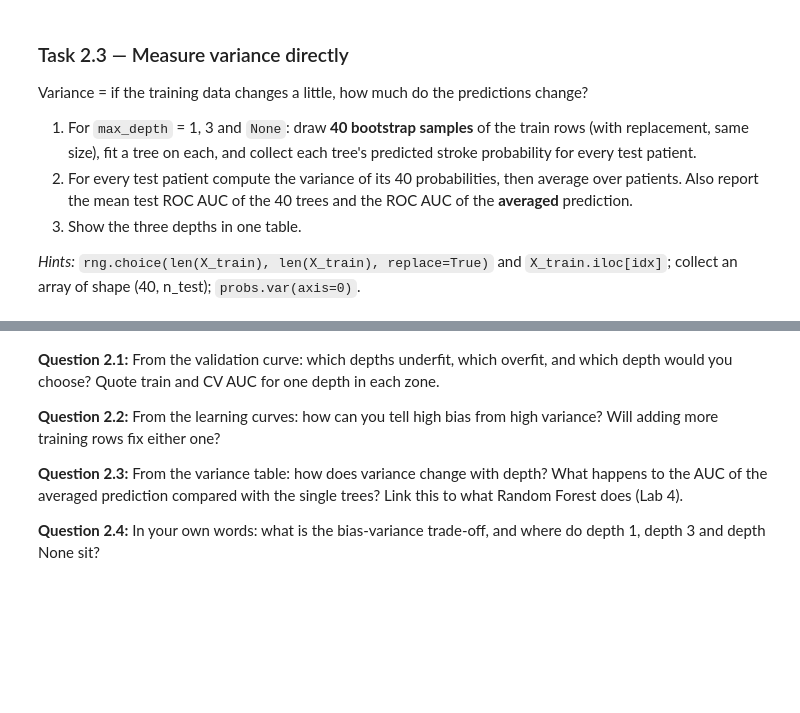
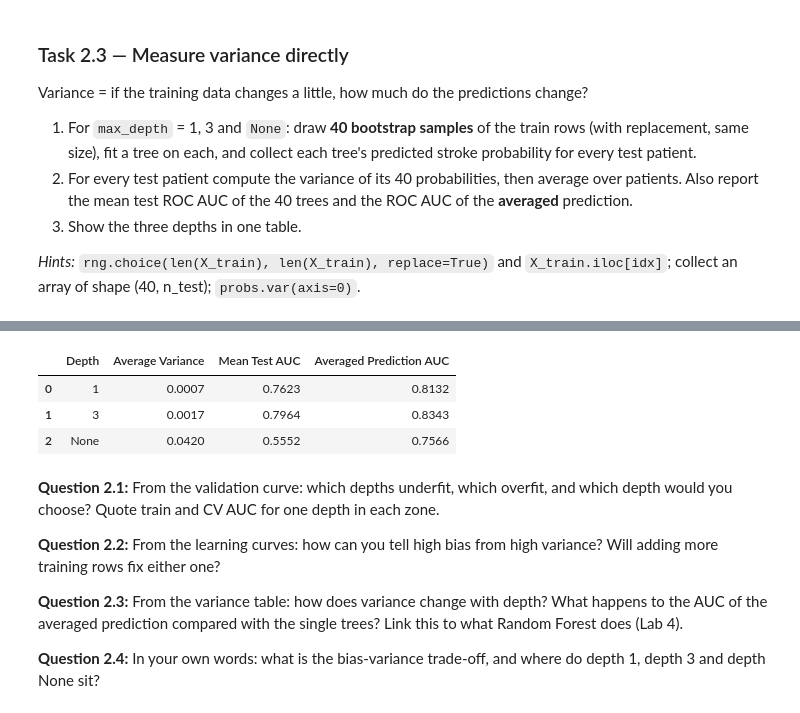
Before and after one commit to baqar360/ML-Lab-Semester-5, a Jupyter notebook: lab 9/Lab9_Bias_Variance_Imbalance_Template.ipynb, the cells around one changed output, grey strips where cells are left out. Drawn from its saved outputs; the diff is of its cells as text; code cells hidden in the pictures; blank space fills up the shorter version.

```diff
--- a/lab 9/Lab9_Bias_Variance_Imbalance_Template.ipynb
+++ b/lab 9/Lab9_Bias_Variance_Imbalance_Template.ipynb
@@ -81,0 +467,85 @@ Variance = if the training data changes a little, how much do the predictions ch
+# %%
+# YOUR CODE HERE
+
+import numpy as np
+import pandas as pd
+
+from sklearn.tree import DecisionTreeClassifier
+from sklearn.metrics import roc_auc_score
+
+# Random number generator
+rng = np.random.default_rng(SEED)
+
+# Tree depths
+depths = [1, 3, None]
+
+# Store final results
+results = []
+
+# Repeat experiment for each depth
+for depth in depths:
+
+    predictions = []
+    auc_scores = []
+
+    # Generate 40 bootstrap samples
+    for i in range(40):
+
+        # Random sampling with replacement
+        idx = rng.choice(
+            len(X_train),
+            size=len(X_train),
+            replace=True
+        )
+
+        X_boot = X_train.iloc[idx]
+        y_boot = y_train.iloc[idx]
+
+        # Train Decision Tree
+        tree = DecisionTreeClassifier(
+            max_depth=depth,
+            random_state=SEED
+        )
+
+        tree.fit(X_boot, y_boot)
+
+        # Predict stroke probabilities
+        probs = tree.predict_proba(X_test)[:, 1]
+
+        predictions.append(probs)
+
+        # Calculate test ROC AUC
+        auc = roc_auc_score(y_test, probs)
+        auc_scores.append(auc)
+
+    # Convert predictions into NumPy array
+    predictions = np.array(predictions)
+
+    # Calculate average prediction variance
+    avg_variance = predictions.var(axis=0).mean()
+
+    # Calculate mean AUC of 40 trees
+    mean_auc = np.mean(auc_scores)
+
+    # Calculate AUC of averaged predictions
+    avg_predictions = predictions.mean(axis=0)
+
+    averaged_auc = roc_auc_score(
+        y_test,
+        avg_predictions
+    )
+
+    # Save results
+    results.append({
+        "Depth": str(depth),
+        "Average Variance": avg_variance,
+        "Mean Test AUC": mean_auc,
+        "Averaged Prediction AUC": averaged_auc
+    })
+
+# Display results table
+variance_df = pd.DataFrame(results)
+
+print("Variance Measurement Results:")
+display(variance_df.round(4))
+# %% [output]
@@ -82,3 +553,7 @@ Variance = if the training data changes a little, how much do the predictions ch
+|  | Depth | Average Variance | Mean Test AUC | Averaged Prediction AUC |
+| 0 | 1 | 0.0007 | 0.7623 | 0.8132 |
+| 1 | 3 | 0.0017 | 0.7964 | 0.8343 |
+| 2 | None | 0.0420 | 0.5552 | 0.7566 |
 # %% [markdown]
 **Question 2.1:** From the validation curve: which depths underfit, which overfit, and which depth would you choose? Quote train and CV AUC for one depth in each zone.
 
```
Also changed, not shown: parts of 35 cells of this notebook.
